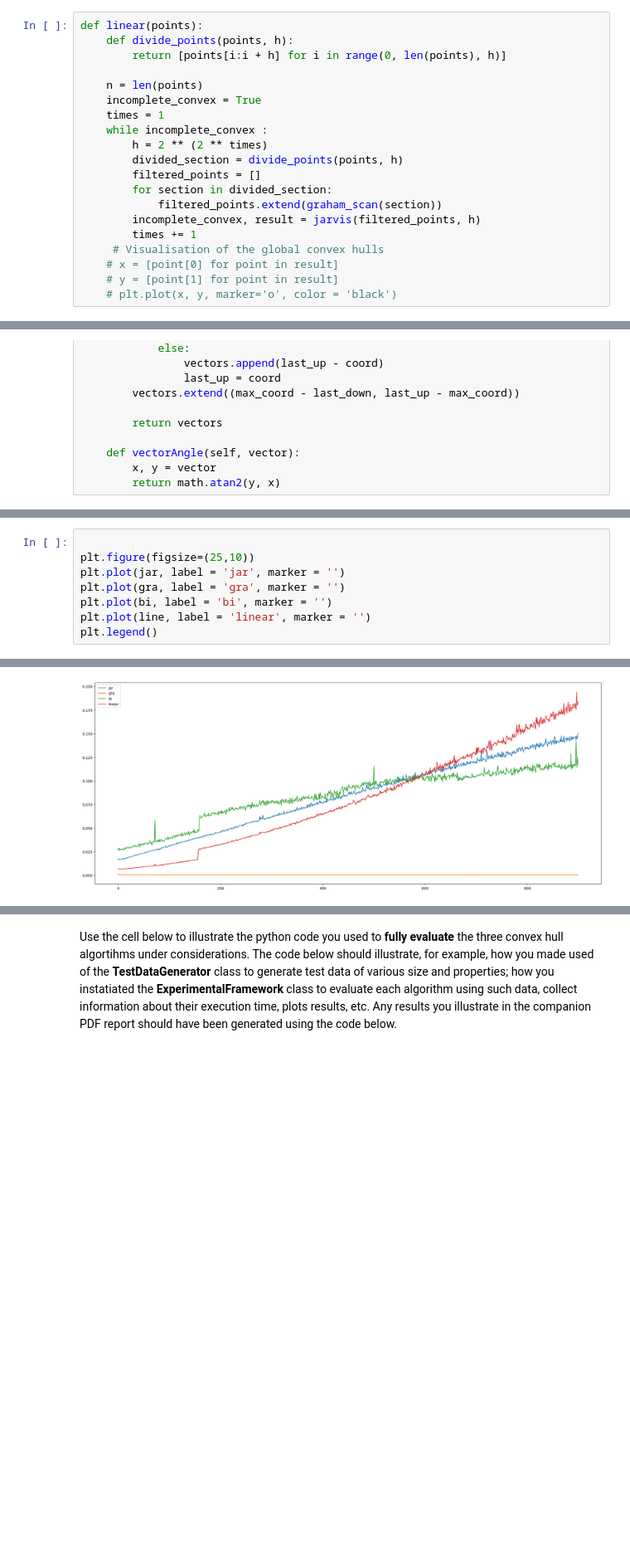
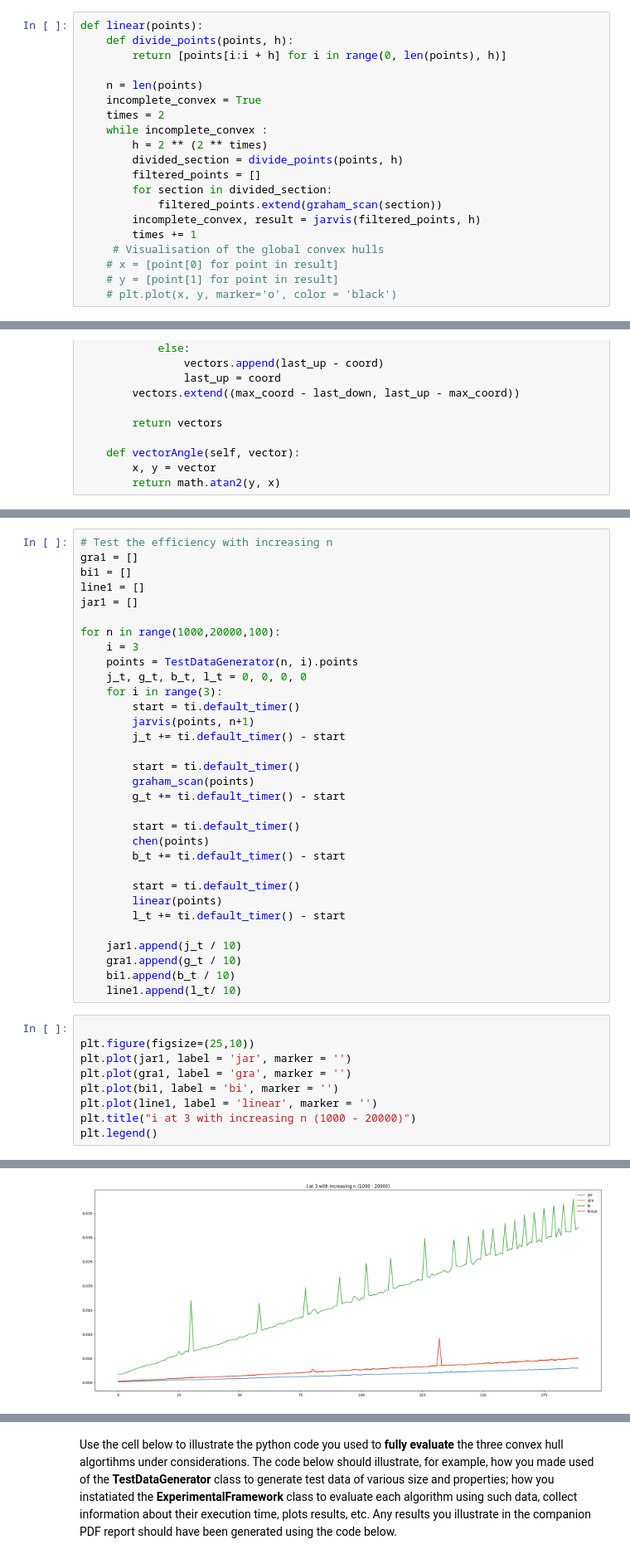
Before and after one commit to AidCheng/Gesture-Recognition, a Jupyter notebook: grp-003-0005code.ipynb, the cells around one changed output, grey strips where cells are left out. Shown at 83% size. Drawn from its saved outputs; the diff is of its cells as text; blank space fills up the shorter version.

```diff
--- a/grp-003-0005code.ipynb
+++ b/grp-003-0005code.ipynb
@@ -322,7 +322,7 @@ def linear(points):
 
     n = len(points)
     incomplete_convex = True
-    times = 1
+    times = 2
     while incomplete_convex :
         h = 2 ** (2 ** times)
         divided_section = divide_points(points, h)
@@ -533,11 +501,44 @@ for i in range(100,1000):
+# %%
+# Test the efficiency with increasing n
+gra1 = []
+bi1 = []
+line1 = []
+jar1 = []
+
+for n in range(1000,20000,100):
+    i = 3
+    points = TestDataGenerator(n, i).points
+    j_t, g_t, b_t, l_t = 0, 0, 0, 0
+    for i in range(3):
+        start = ti.default_timer()
+        jarvis(points, n+1)
+        j_t += ti.default_timer() - start
+
+        start = ti.default_timer()
+        graham_scan(points)
+        g_t += ti.default_timer() - start
+
+        start = ti.default_timer()
+        chen(points)
+        b_t += ti.default_timer() - start
+
+        start = ti.default_timer()
+        linear(points)
+        l_t += ti.default_timer() - start
+
+    jar1.append(j_t / 10)
+    gra1.append(g_t / 10)
+    bi1.append(b_t / 10)
+    line1.append(l_t/ 10)
 # %%
 
 plt.figure(figsize=(25,10))
-plt.plot(jar, label = 'jar', marker = '')
-plt.plot(gra, label = 'gra', marker = '')
-plt.plot(bi, label = 'bi', marker = '')
-plt.plot(line, label = 'linear', marker = '')
+plt.plot(jar1, label = 'jar', marker = '')
+plt.plot(gra1, label = 'gra', marker = '')
+plt.plot(bi1, label = 'bi', marker = '')
+plt.plot(line1, label = 'linear', marker = '')
+plt.title("i at 3 with increasing n (1000 - 20000)")
 plt.legend()
 # %% [output]
 <matplotlib.legend.Legend at 0x...>
-[figure, old version]
+[figure, new version]
```
Also changed, not shown: parts of 16 cells of this notebook.
